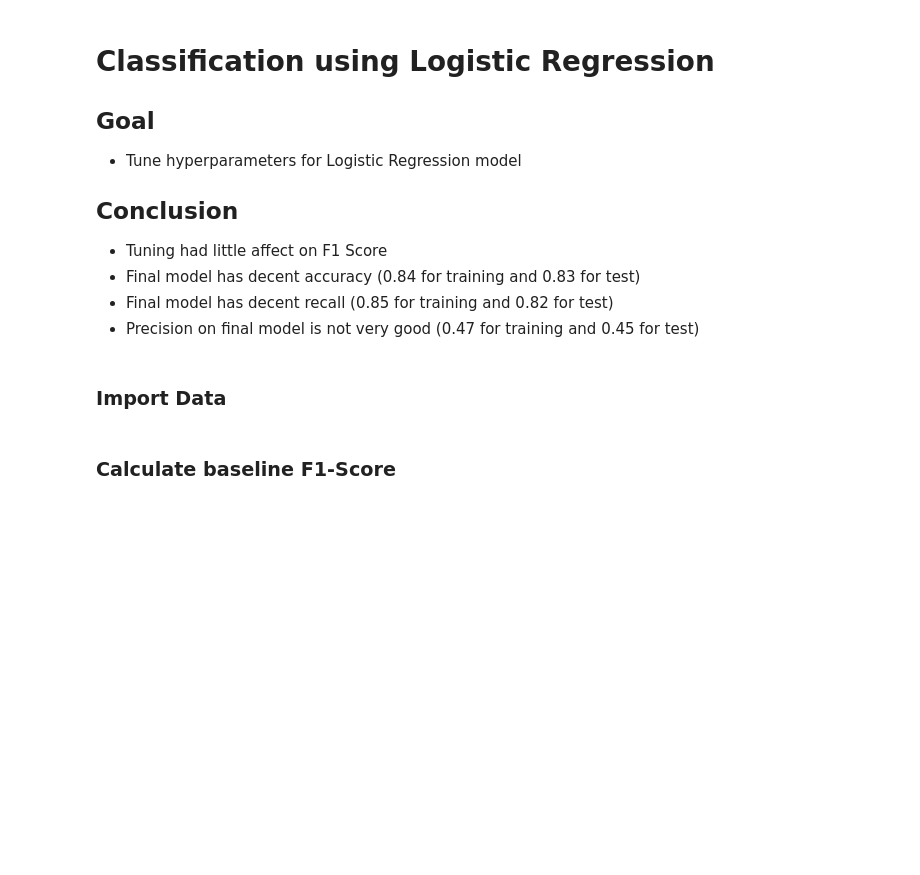
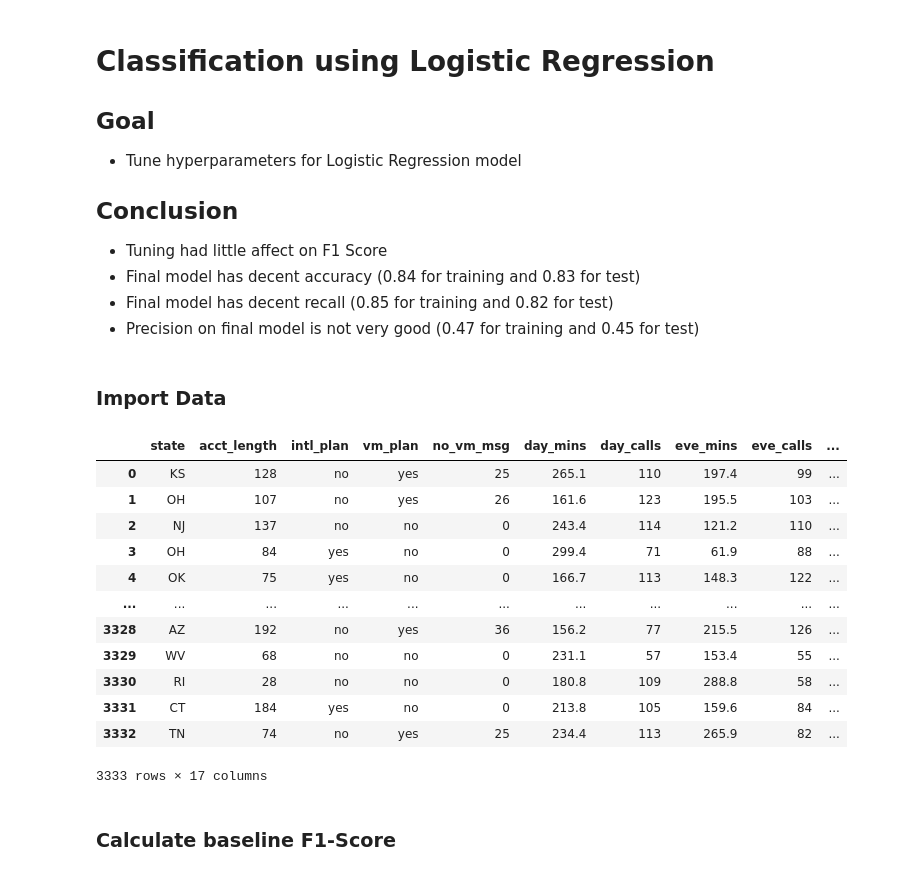
Before and after one commit to mnsaito/SyriaTel_Customeer_Churn, a Jupyter notebook: notebooks/exploratory/Model1-LogisticRegression.ipynb, the cells around one changed output. Drawn from its saved outputs; the diff is of its cells as text; code cells hidden in the pictures; blank space fills up the shorter version.

```diff
--- a/notebooks/exploratory/Model1-LogisticRegression.ipynb
+++ b/notebooks/exploratory/Model1-LogisticRegression.ipynb
@@ -37,6 +37,22 @@ y = df.churn
 
 random_state = 45
 cv = 5
+# %%
+X
+# %% [output]
+|  | state | acct_length | intl_plan | vm_plan | no_vm_msg | day_mins | day_calls | eve_mins | eve_calls | ... |
+| 0 | KS | 128 | no | yes | 25 | 265.1 | 110 | 197.4 | 99 | ... |
+| 1 | OH | 107 | no | yes | 26 | 161.6 | 123 | 195.5 | 103 | ... |
+| 2 | NJ | 137 | no | no | 0 | 243.4 | 114 | 121.2 | 110 | ... |
+| 3 | OH | 84 | yes | no | 0 | 299.4 | 71 | 61.9 | 88 | ... |
+| 4 | OK | 75 | yes | no | 0 | 166.7 | 113 | 148.3 | 122 | ... |
+| ... | ... | ... | ... | ... | ... | ... | ... | ... | ... | ... |
+| 3328 | AZ | 192 | no | yes | 36 | 156.2 | 77 | 215.5 | 126 | ... |
+| 3329 | WV | 68 | no | no | 0 | 231.1 | 57 | 153.4 | 55 | ... |
+| 3330 | RI | 28 | no | no | 0 | 180.8 | 109 | 288.8 | 58 | ... |
+| 3331 | CT | 184 | yes | no | 0 | 213.8 | 105 | 159.6 | 84 | ... |
+| 3332 | TN | 74 | no | yes | 25 | 234.4 | 113 | 265.9 | 82 | ... |
+3333 rows × 17 columns
 # %% [markdown]
 ### Calculate baseline F1-Score
 # %%
```
Also changed, not shown: 4 other files.
